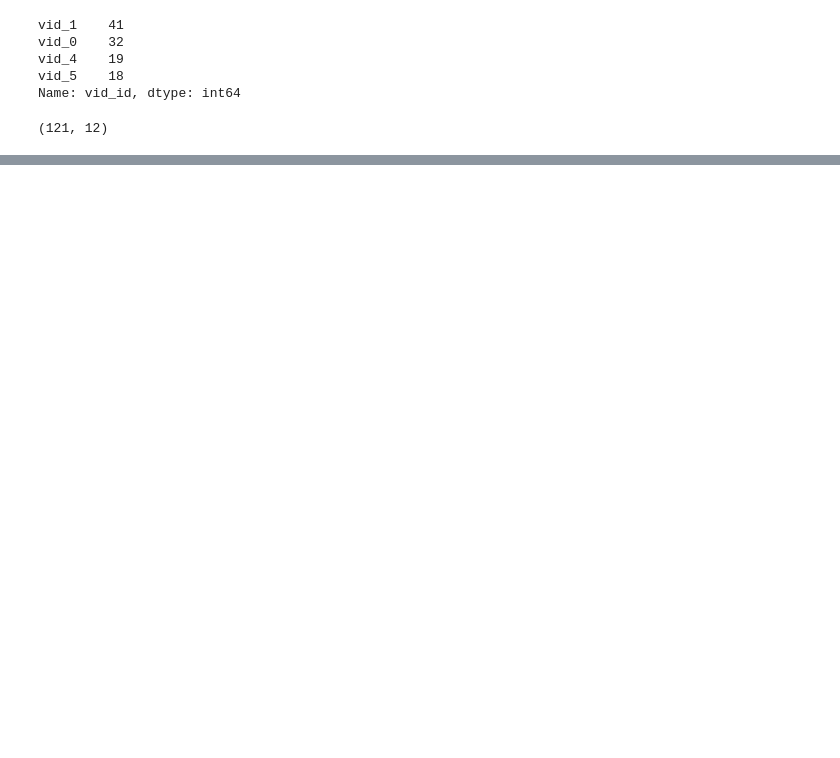
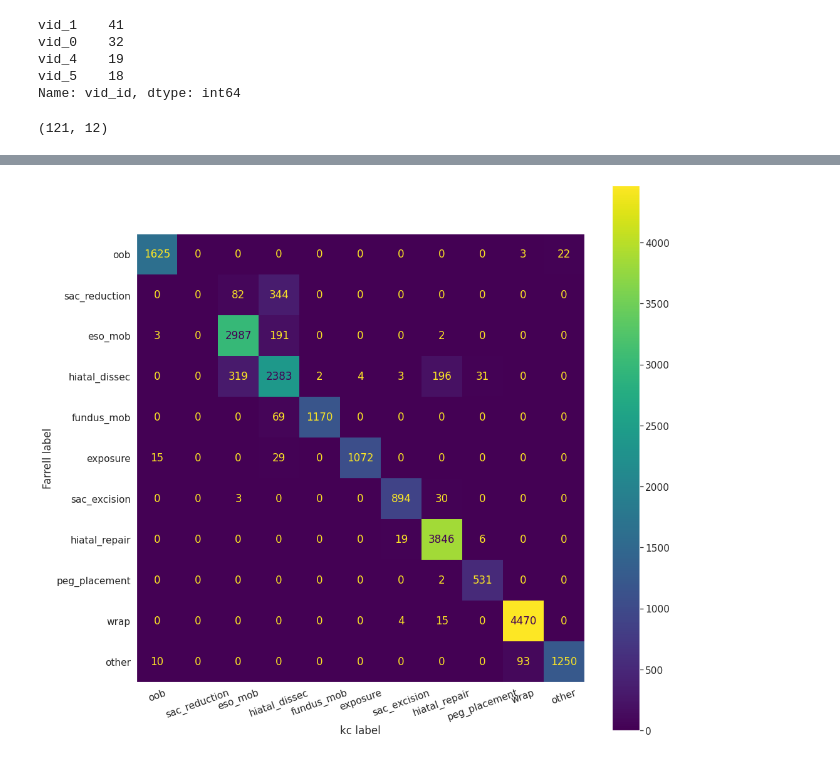
Before and after one commit to kchen315/hhr, a Jupyter notebook: source/compare_labels.ipynb, the cells around one changed output, grey strips where cells are left out. Cells and saved outputs as stored; diff of their text form; code cells hidden in the pictures; blank space fills up the shorter version.

```diff
--- a/source/compare_labels.ipynb
+++ b/source/compare_labels.ipynb
@@ -43,0 +293,18 @@ for vid_id in labels_gold['vid_id'].unique():
+# %%
+cm = confusion_matrix(kc_frames['phase_gold'], kc_frames['phase'], labels=kc_frames['phase_gold'].unique())
+disp = ConfusionMatrixDisplay(confusion_matrix=cm, display_labels=kc_frames['phase_gold'].unique())
+
+disp.plot()
+#make the plot bigger
+fig = plt.gcf()
+fig.set_size_inches(16, 16)
+#remove the grid
+plt.grid(False)
+#set the y-axis label to 'Farrel label'
+plt.ylabel('Farrell label')
+plt.xlabel('kc label')
+#make the x ticks 45 degrees
+plt.xticks(rotation=20)
+plt.show()
+# %% [output]
+[figure, added]
```
Also changed, not shown: parts of 31 cells of this notebook, 4 other files.
